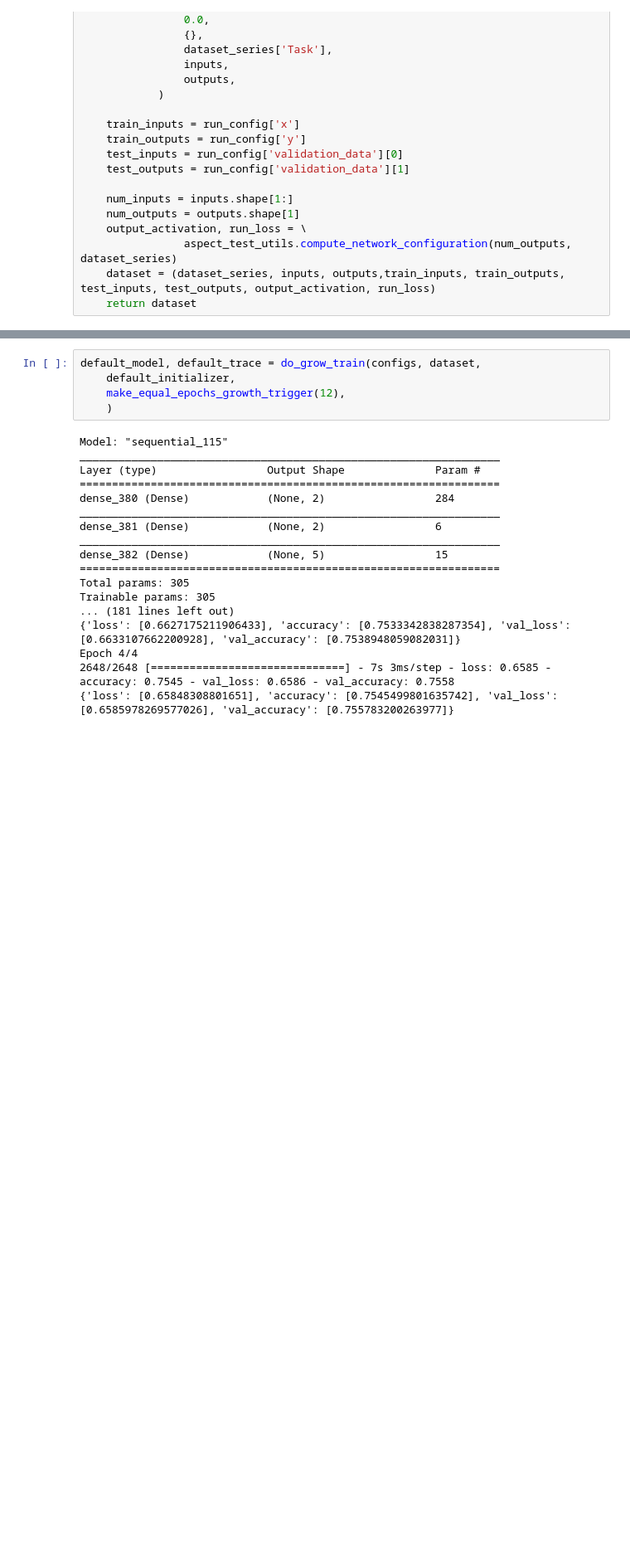
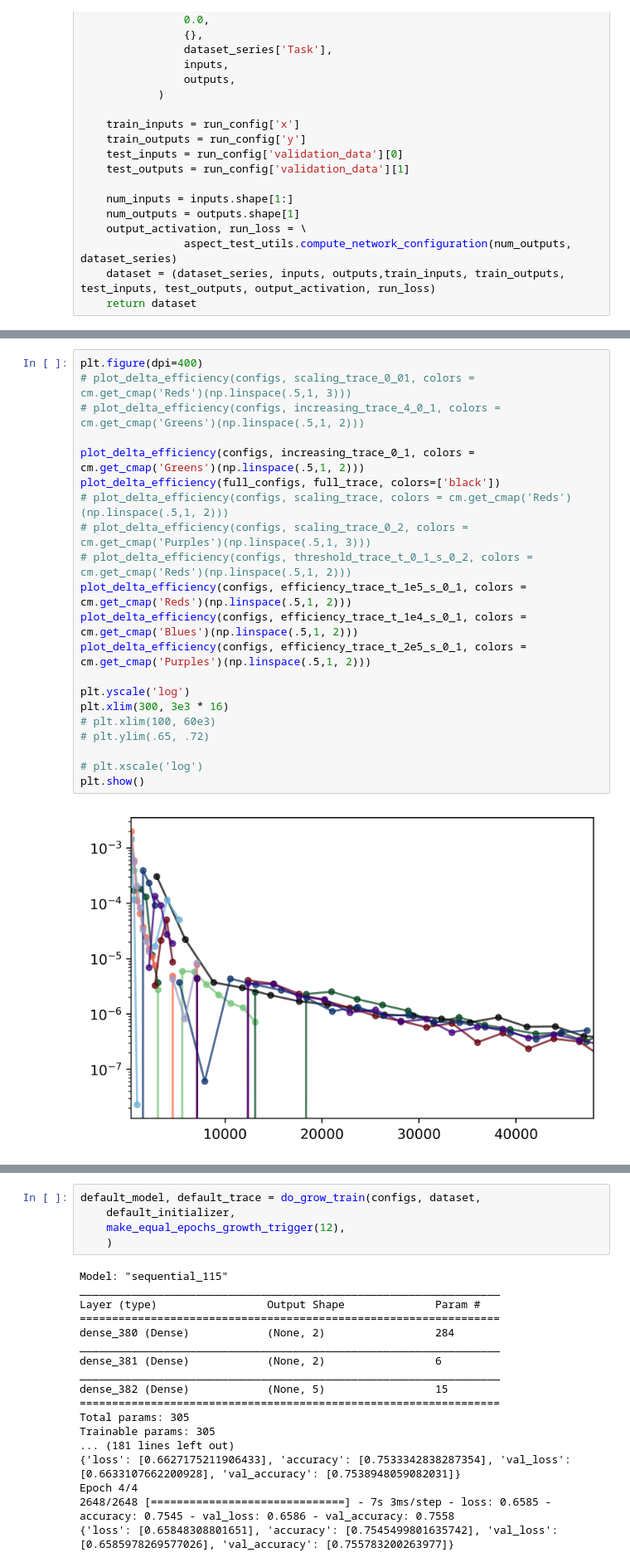
Before and after one commit to NREL/BUTTER-Empirical-Deep-Learning-Experimental-Framework, a Jupyter notebook: dmp/viz/width_growth_exp_ch.ipynb, the cells around one changed output, grey strips where cells are left out. Shown at 83% size. Saved outputs shown, nothing was run; the diff lists cells and outputs as text; blank space fills up the shorter version.

```diff
--- a/dmp/viz/width_growth_exp_ch.ipynb
+++ b/dmp/viz/width_growth_exp_ch.ipynb
@@ -315,0 +585,23 @@ Epoch 20/20
+# %%
+plt.figure(dpi=400)
+# plot_delta_efficiency(configs, scaling_trace_0_01, colors = cm.get_cmap('Reds')(np.linspace(.5,1, 3)))
+# plot_delta_efficiency(configs, increasing_trace_4_0_1, colors = cm.get_cmap('Greens')(np.linspace(.5,1, 2)))
+
+plot_delta_efficiency(configs, increasing_trace_0_1, colors = cm.get_cmap('Greens')(np.linspace(.5,1, 2)))
+plot_delta_efficiency(full_configs, full_trace, colors=['black'])
+# plot_delta_efficiency(configs, scaling_trace, colors = cm.get_cmap('Reds')(np.linspace(.5,1, 2)))
+# plot_delta_efficiency(configs, scaling_trace_0_2, colors = cm.get_cmap('Purples')(np.linspace(.5,1, 3)))
+# plot_delta_efficiency(configs, threshold_trace_t_0_1_s_0_2, colors = cm.get_cmap('Reds')(np.linspace(.5,1, 2)))
+plot_delta_efficiency(configs, efficiency_trace_t_1e5_s_0_1, colors = cm.get_cmap('Reds')(np.linspace(.5,1, 2)))
+plot_delta_efficiency(configs, efficiency_trace_t_1e4_s_0_1, colors = cm.get_cmap('Blues')(np.linspace(.5,1, 2)))
+plot_delta_efficiency(configs, efficiency_trace_t_2e5_s_0_1, colors = cm.get_cmap('Purples')(np.linspace(.5,1, 2)))
+
+plt.yscale('log')
+plt.xlim(300, 3e3 * 16)
+# plt.xlim(100, 60e3)
+# plt.ylim(.65, .72)
+
+# plt.xscale('log')
+plt.show()
+# %% [output]
+[figure, added]
```
Also changed, not shown: parts of 29 cells of this notebook.
